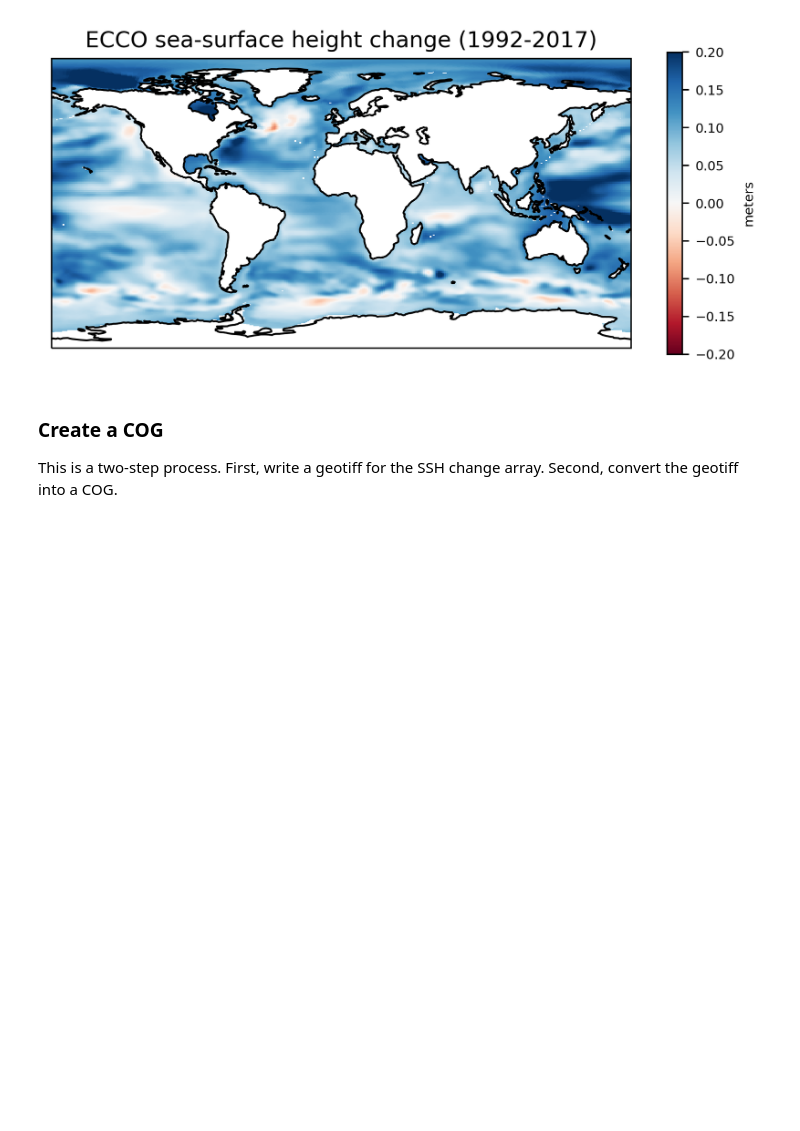
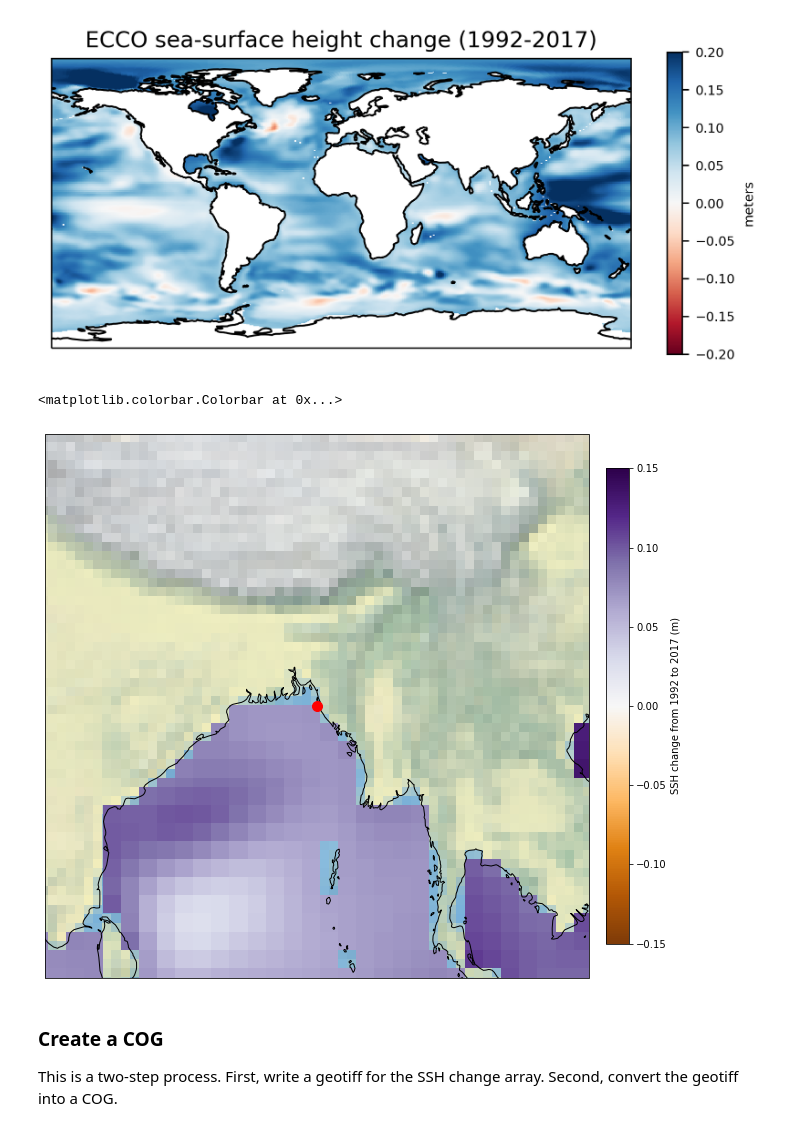
Before and after one commit to Earth-Information-System/veda-data-processing, a Jupyter notebook: ECCO_NetCDF_to_COG/create_ECCO_SSH_cog.ipynb, the cells around one changed output. Drawn from its saved outputs; the diff is of its cells as text; code cells hidden in the pictures; blank space fills up the shorter version.

Commit message:
Added map plot to notebook

```diff
--- a/ECCO_NetCDF_to_COG/create_ECCO_SSH_cog.ipynb
+++ b/ECCO_NetCDF_to_COG/create_ECCO_SSH_cog.ipynb
@@ -195,6 +195,29 @@ ax.set_title('ECCO sea-surface height change (1992-2017)')
 # %% [output]
 Text(0.5, 1.0, 'ECCO sea-surface height change (1992-2017)')
 [figure]
+# %%
+# Cox's Landing tide gauge location
+lat_gauge = 21.450000 # deg. north
+lon_gauge = 91.833333 # deg. east
+
+# Plot - zoom in on Bay of Bengal
+bounds = (lon_gauge - 15,
+          lon_gauge + 15,
+          lat_gauge - 15,
+          lat_gauge + 15)
+
+# Plot
+fig = plt.figure(figsize=(15, 10))
+ax = plt.axes(projection=ccrs.PlateCarree())
+ax.stock_img()
+ax.coastlines()
+pc = ax.pcolormesh(lon, lat, SSH_2017_minus_1992, transform=ccrs.PlateCarree(), cmap='PuOr', vmin=-0.15, vmax=+0.15)
+ax.plot(lon_gauge, lat_gauge, 'r.', markersize=20)
+ax.set_extent(bounds, ccrs.PlateCarree())
+fig.colorbar(pc, fraction=0.0284, pad=0.02, label='SSH change from 1992 to 2017 (m)')
+# %% [output]
+<matplotlib.colorbar.Colorbar at 0x...>
+[figure, added]
 # %% [markdown]
 ### Create a COG
 
```
